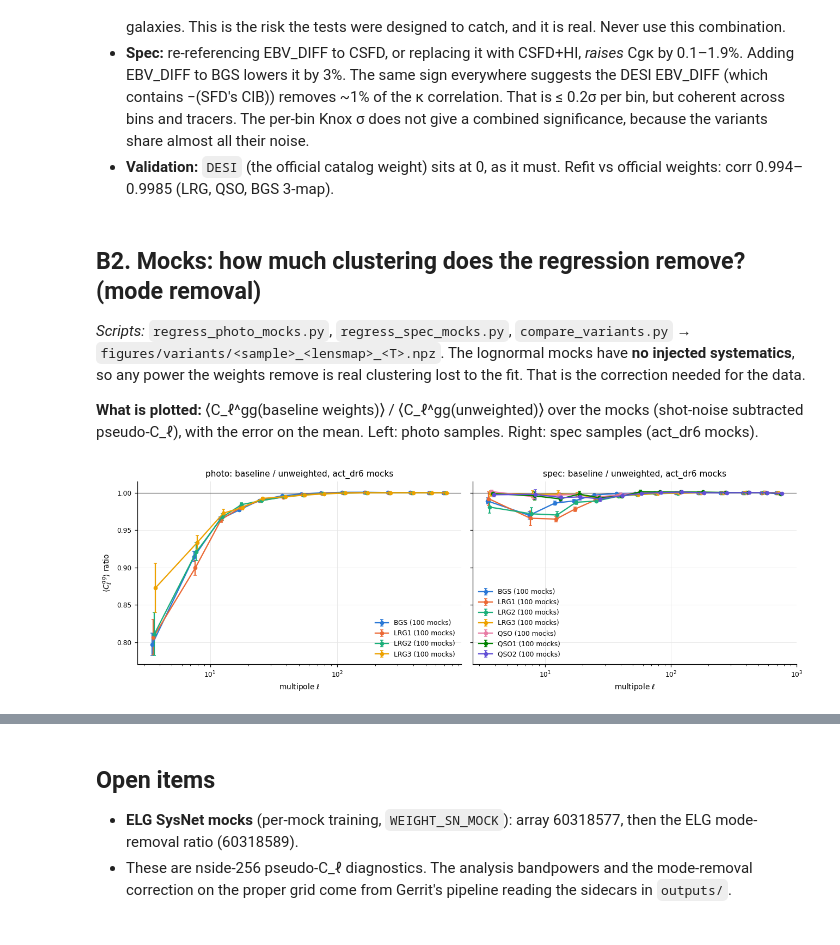
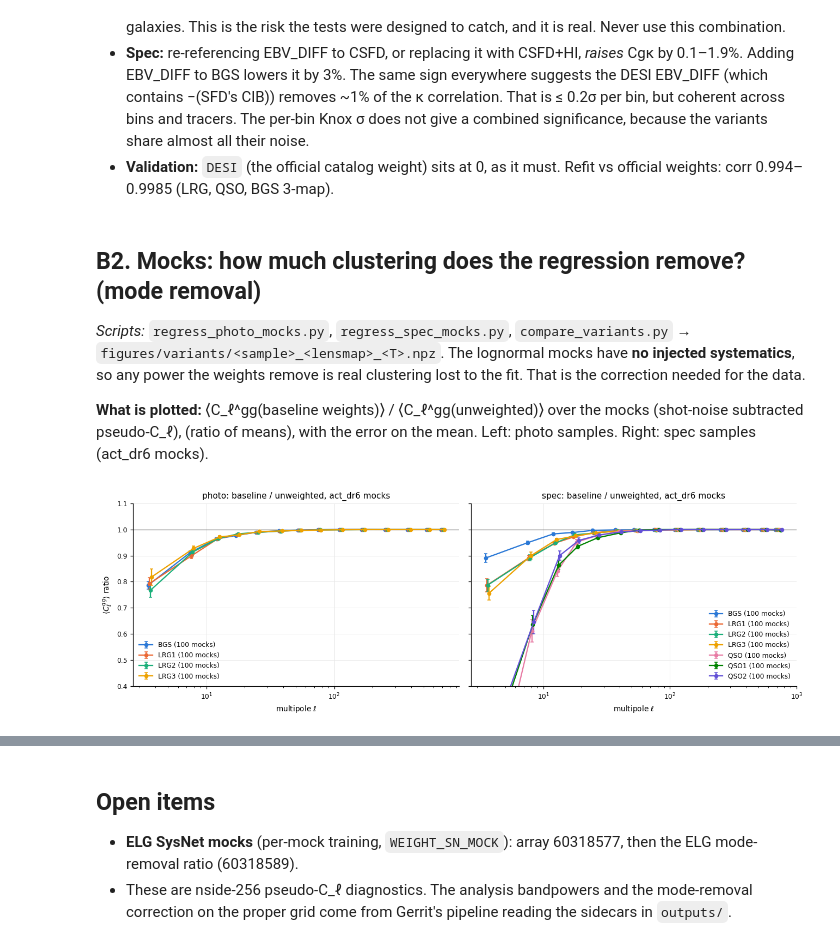
Before and after one commit to sofiachiarenza/Y3_mock_imweights, a Jupyter notebook: TESTS_SUMMARY.ipynb, the cells around one changed output, grey strips where cells are left out. Cells and saved outputs as stored; diff of their text form; code cells hidden in the pictures.

```diff
--- a/TESTS_SUMMARY.ipynb
+++ b/TESTS_SUMMARY.ipynb
@@ -528,26 +528,33 @@ display(Markdown("**Summary, ℓ ≥ 30** (ratio = Σ C^gκ(variant) / Σ C^gκ(
 *Scripts:* `regress_photo_mocks.py`, `regress_spec_mocks.py`, `compare_variants.py` → `figures/variants/<sample>_<lensmap>_<T>.npz`.
 The lognormal mocks have **no injected systematics**, so any power the weights remove is real clustering lost to the fit. That is the correction needed for the data.
 
-**What is plotted:** ⟨C_ℓ^gg(baseline weights)⟩ / ⟨C_ℓ^gg(unweighted)⟩ over the mocks (shot-noise subtracted pseudo-C_ℓ), with the error on the mean. Left: photo samples. Right: spec samples (act_dr6 mocks).
+**What is plotted:** ⟨C_ℓ^gg(baseline weights)⟩ / ⟨C_ℓ^gg(unweighted)⟩ over the mocks (shot-noise subtracted pseudo-C_ℓ), (ratio of means), with the error on the mean. Left: photo samples. Right: spec samples (act_dr6 mocks).
 # %%
-def mock_ratio(path, num, den):
-    z = np.load(path)
-    r = z[f"cl_{num}"] / z[f"cl_{den}"]
-    return z["ell_edges"], r.mean(0), r.std(0, ddof=1) / np.sqrt(len(r)), len(r)
+def ratio_of_means(num, den, per_sky=False):
+    # <num>/<den> over the mocks; error from the per-mock scatter of num - R*den
+    # (error on the mean, or with per_sky=True the scatter for a single sky).
+    # Robust where a shot-noise-subtracted C_l is near zero (spec QSO, l < 10).
+    R = num.mean(0) / den.mean(0)
+    e = (num - R * den).std(0, ddof=1) / den.mean(0)
+    return R, e if per_sky else e / np.sqrt(len(num))
+
+def mock_npz(s, T, lens="act_dr6"):
+    p = os.path.join(FIG, "variants", f"{s}_{lens}_{T}.npz")
+    return np.load(p) if os.path.exists(p) else None
 
 fig, axes = plt.subplots(1, 2, figsize=(12, 4), sharey=True)
 for ax, s, trs in ((axes[0], "photo", ("BGS", "LRG1", "LRG2", "LRG3")),
                    (axes[1], "spec", ("BGS", "LRG1", "LRG2", "LRG3", "QSO", "QSO1", "QSO2"))):
     for i, T in enumerate(trs):
-        p = os.path.join(FIG, "variants", f"{s}_act_dr6_{T}.npz")
-        if not os.path.exists(p):
+        z = mock_npz(s, T)
+        if z is None:
             continue
-        E, m, e, n = mock_ratio(p, "WEIGHT_IMLIN", "UNWEIGHTED")
-        lc = 0.5 * (E[:-1] + E[1:] - 1)
-        ax.errorbar(lc * (1 + 0.02 * i), m, e, marker="o", ms=4, lw=1.5, capsize=2, color=PAL[i], label=f"{T} ({n} mocks)")
+        E = z["ell_edges"]; lc = 0.5 * (E[:-1] + E[1:] - 1)
+        m, e = ratio_of_means(z["cl_WEIGHT_IMLIN"], z["cl_UNWEIGHTED"])
+        ax.errorbar(lc * (1 + 0.02 * i), m, e, marker="o", ms=4, lw=1.5, capsize=2, color=PAL[i], label=f"{T} ({len(z['sims'])} mocks)")
     ax.axhline(1, color="0.4", lw=0.8); ax.set_xscale("log"); ax.set_xlabel(r"multipole $\ell$")
     ax.set_title(f"{s}: baseline / unweighted, act_dr6 mocks"); ax.legend()
-axes[0].set_ylabel(r"$\langle C_\ell^{gg}\rangle$ ratio")
+axes[0].set_ylabel(r"$\langle C_\ell^{gg}\rangle$ ratio"); axes[0].set_ylim(0.4, 1.1)
 plt.tight_layout(); plt.show()
 # %% [output]
-[figure, old version]
+[figure, new version]
```
Also changed, not shown: parts of 6 cells of this notebook, 47 other files.
